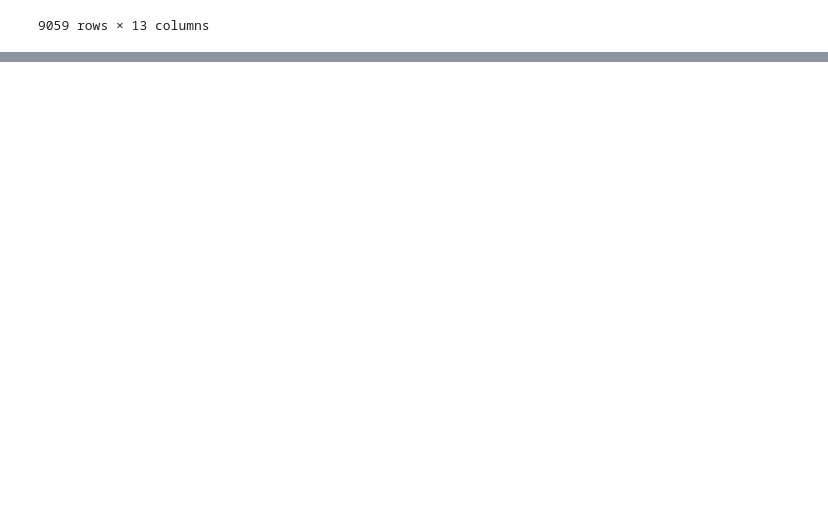
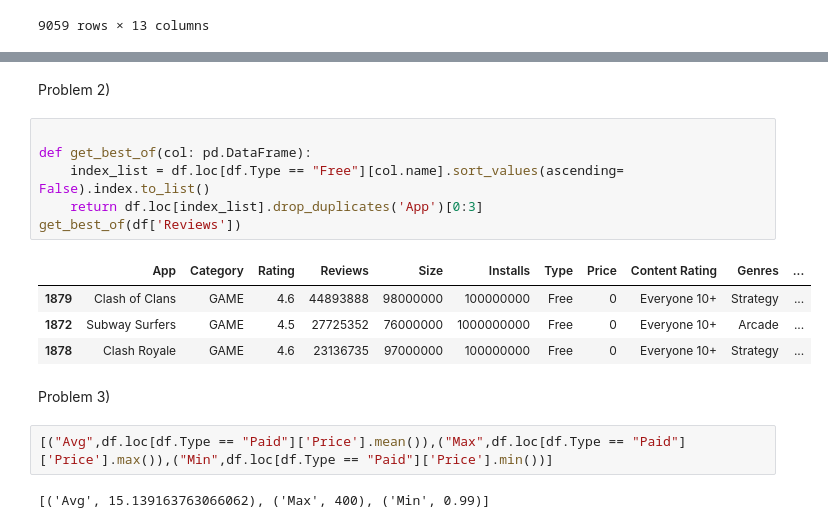
Before and after one commit to JahCSpeed/Data-Man, a Jupyter notebook: Hw3/google_apps.ipynb, the cells around one changed output, grey strips where cells are left out. Saved outputs shown, nothing was run; the diff lists cells and outputs as text; blank space fills up the shorter version.

```diff
--- a/Hw3/google_apps.ipynb
+++ b/Hw3/google_apps.ipynb
@@ -60,0 +179,19 @@ df
+# %% [markdown]
+Problem 2)
+# %%
+
+def get_best_of(col: pd.DataFrame):
+    index_list = df.loc[df.Type == "Free"][col.name].sort_values(ascending= False).index.to_list()
+    return df.loc[index_list].drop_duplicates('App')[0:3]
+get_best_of(df['Reviews'])
+# %% [output]
+|  | App | Category | Rating | Reviews | Size | Installs | Type | Price | Content Rating | Genres | ... |
+| 1879 | Clash of Clans | GAME | 4.6 | 44893888 | 98000000 | 100000000 | Free | 0 | Everyone 10+ | Strategy | ... |
+| 1872 | Subway Surfers | GAME | 4.5 | 27725352 | 76000000 | 1000000000 | Free | 0 | Everyone 10+ | Arcade | ... |
+| 1878 | Clash Royale | GAME | 4.6 | 23136735 | 97000000 | 100000000 | Free | 0 | Everyone 10+ | Strategy | ... |
+# %% [markdown]
+Problem 3)
+# %%
+[("Avg",df.loc[df.Type == "Paid"]['Price'].mean()),("Max",df.loc[df.Type == "Paid"]['Price'].max()),("Min",df.loc[df.Type == "Paid"]['Price'].min())]
+# %% [output]
+[('Avg', 15.139163763066062), ('Max', 400), ('Min', 0.99)]
```
Also changed, not shown: parts of 17 cells of this notebook, 4 other files.
